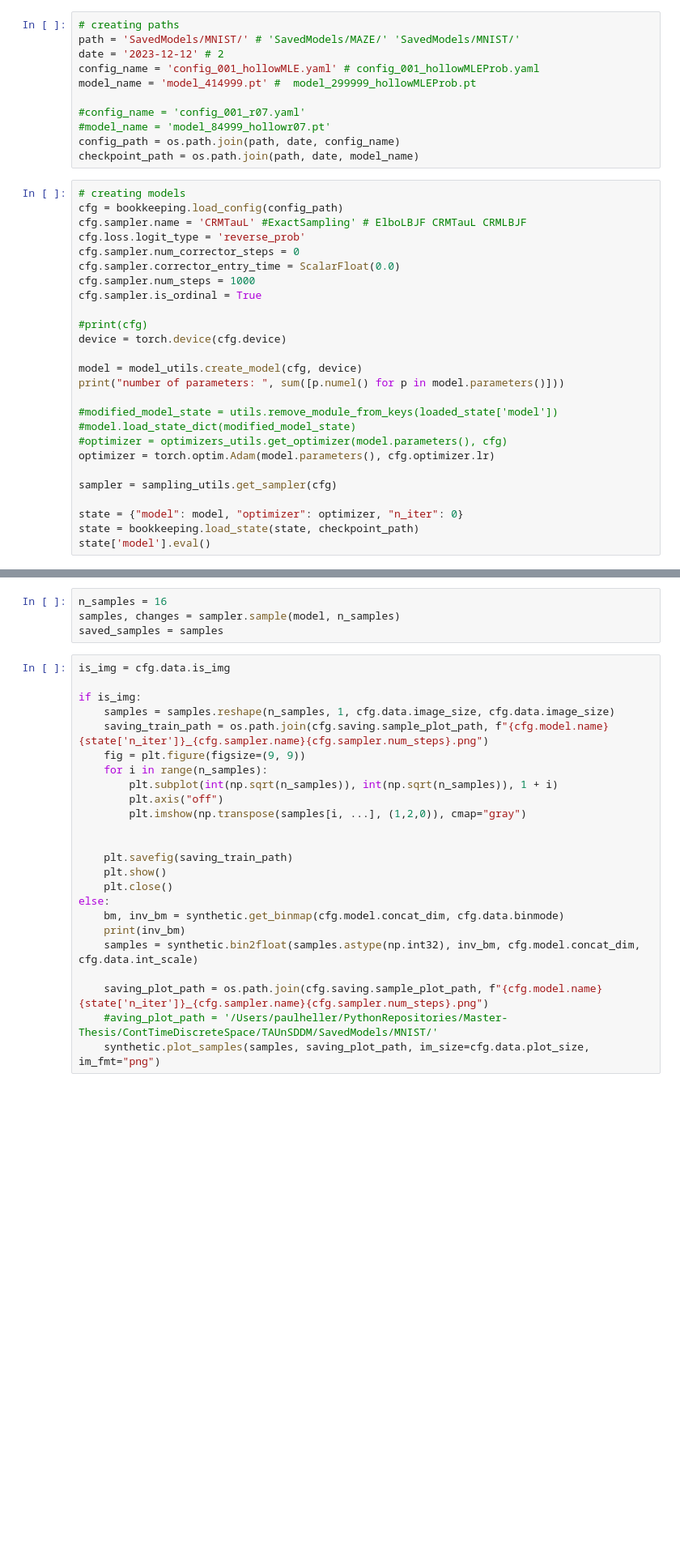
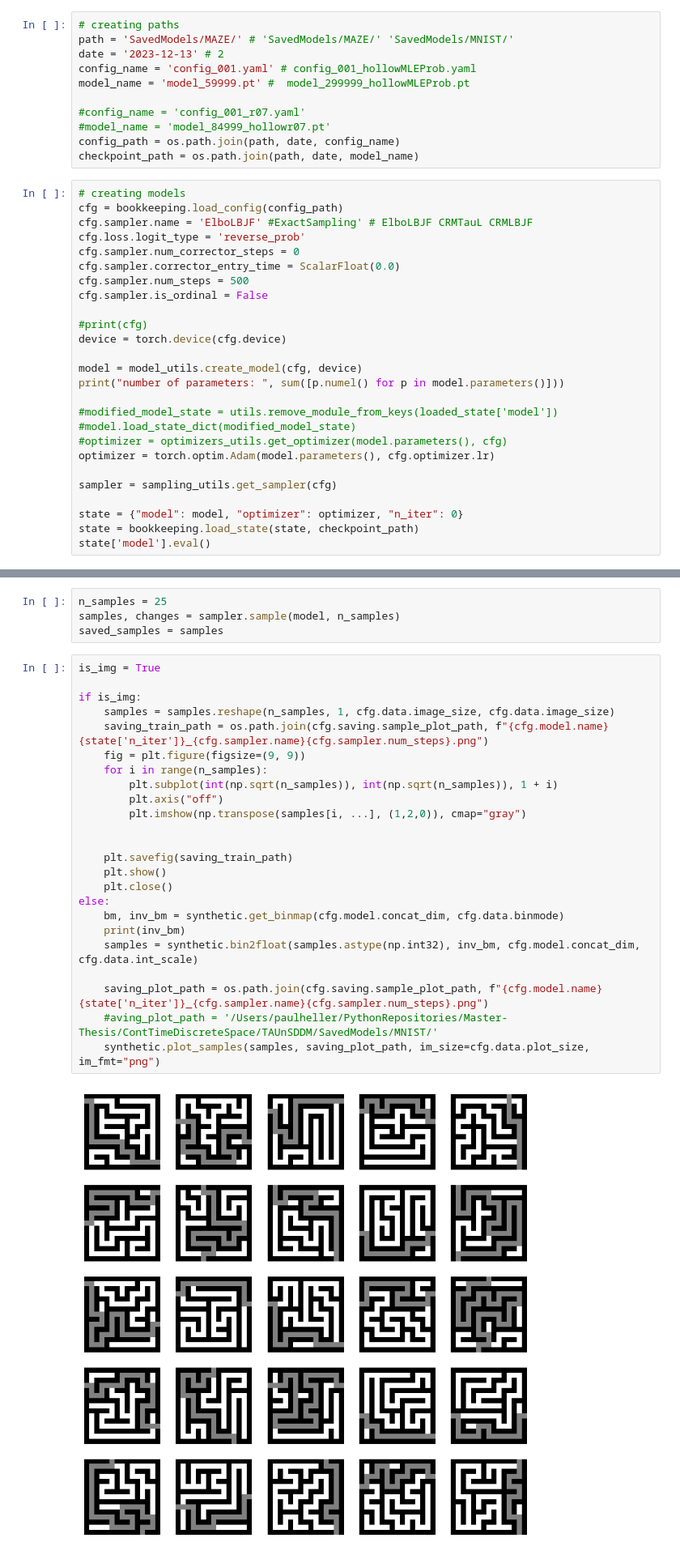
Before and after one commit to paulffm/Continuous-Time-Diffusion-Models-for-Discrete-Data, a Jupyter notebook: ContTimeDiscreteSpace/TAUnSDDM/sample_notebook.ipynb, the cells around one changed output, grey strips where cells are left out. Shown at 81% size. Drawn from its saved outputs; the diff is of its cells as text; blank space fills up the shorter version.

```diff
--- a/ContTimeDiscreteSpace/TAUnSDDM/sample_notebook.ipynb
+++ b/ContTimeDiscreteSpace/TAUnSDDM/sample_notebook.ipynb
@@ -21,10 +21,10 @@ import os
 from ruamel.yaml.scalarfloat import ScalarFloat
 # %%
 # creating paths
-path = 'SavedModels/MNIST/' # 'SavedModels/MAZE/' 'SavedModels/MNIST/'
-date = '2023-12-12' # 2
-config_name = 'config_001_hollowMLE.yaml' # config_001_hollowMLEProb.yaml
-model_name = 'model_414999.pt' #  model_299999_hollowMLEProb.pt
+path = 'SavedModels/MAZE/' # 'SavedModels/MAZE/' 'SavedModels/MNIST/'
+date = '2023-12-13' # 2
+config_name = 'config_001.yaml' # config_001_hollowMLEProb.yaml
+model_name = 'model_59999.pt' #  model_299999_hollowMLEProb.pt
 
 #config_name = 'config_001_r07.yaml'
 #model_name = 'model_84999_hollowr07.pt'
@@ -33,12 +33,12 @@ checkpoint_path = os.path.join(path, date, model_name)
 # %%
 # creating models
 cfg = bookkeeping.load_config(config_path)
-cfg.sampler.name = 'CRMTauL' #ExactSampling' # ElboLBJF CRMTauL CRMLBJF
+cfg.sampler.name = 'ElboLBJF' #ExactSampling' # ElboLBJF CRMTauL CRMLBJF
 cfg.loss.logit_type = 'reverse_prob'
 cfg.sampler.num_corrector_steps = 0
 cfg.sampler.corrector_entry_time = ScalarFloat(0.0)
-cfg.sampler.num_steps = 1000
-cfg.sampler.is_ordinal = True
+cfg.sampler.num_steps = 500
+cfg.sampler.is_ordinal = False
 
 #print(cfg)
 device = torch.device(cfg.device)
@@ -61,32 +61,34 @@ number of parameters:  15410688
 ema state dict function
 # %%
-n_samples = 16
+n_samples = 25
 samples, changes = sampler.sample(model, n_samples)
 saved_samples = samples
 # %%
-is_img = cfg.data.is_img
+is_img = True
 
 if is_img:
     samples = samples.reshape(n_samples, 1, cfg.data.image_size, cfg.data.image_size)
     saving_train_path = os.path.join(cfg.saving.sample_plot_path, f"{cfg.model.name}{state['n_iter']}_{cfg.sampler.name}{cfg.sampler.num_steps}.png")
     fig = plt.figure(figsize=(9, 9))
     for i in range(n_samples):
         plt.subplot(int(np.sqrt(n_samples)), int(np.sqrt(n_samples)), 1 + i)
         plt.axis("off")
         plt.imshow(np.transpose(samples[i, ...], (1,2,0)), cmap="gray")
 
 
     plt.savefig(saving_train_path)
     plt.show()
     plt.close()
 else:
     bm, inv_bm = synthetic.get_binmap(cfg.model.concat_dim, cfg.data.binmode)
     print(inv_bm)
     samples = synthetic.bin2float(samples.astype(np.int32), inv_bm, cfg.model.concat_dim, cfg.data.int_scale)
 
     saving_plot_path = os.path.join(cfg.saving.sample_plot_path, f"{cfg.model.name}{state['n_iter']}_{cfg.sampler.name}{cfg.sampler.num_steps}.png")
     #aving_plot_path = '/Users/paulheller/PythonRepositories/Master-Thesis/ContTimeDiscreteSpace/TAUnSDDM/SavedModels/MNIST/'
     synthetic.plot_samples(samples, saving_plot_path, im_size=cfg.data.plot_size, im_fmt="png")
+# %% [output]
+[figure, added]
 # %%
 plt.plot(changes)
 print(changes)
```
Also changed, not shown: parts of 2 cells of this notebook, 11 other files.
